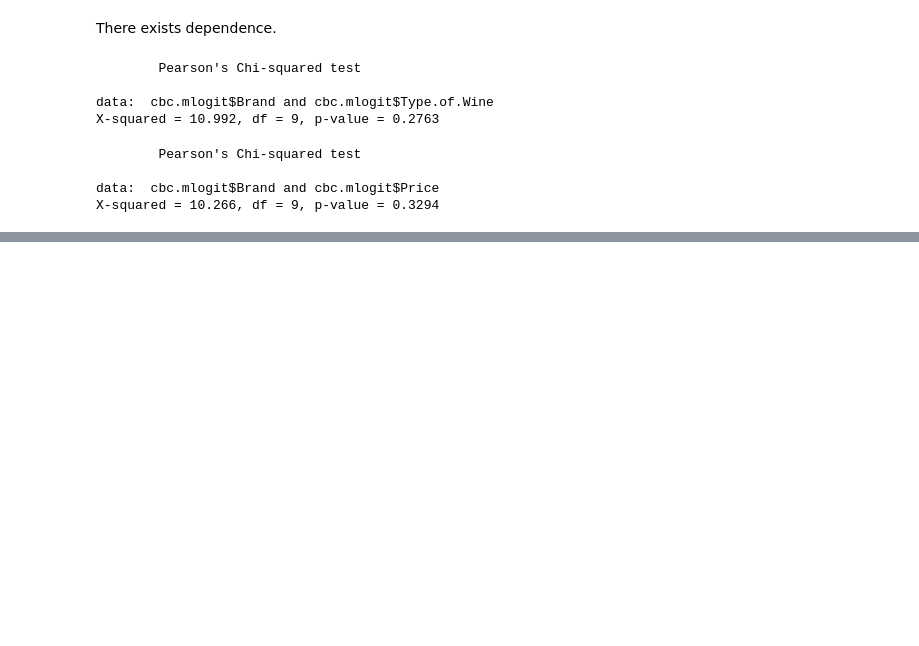
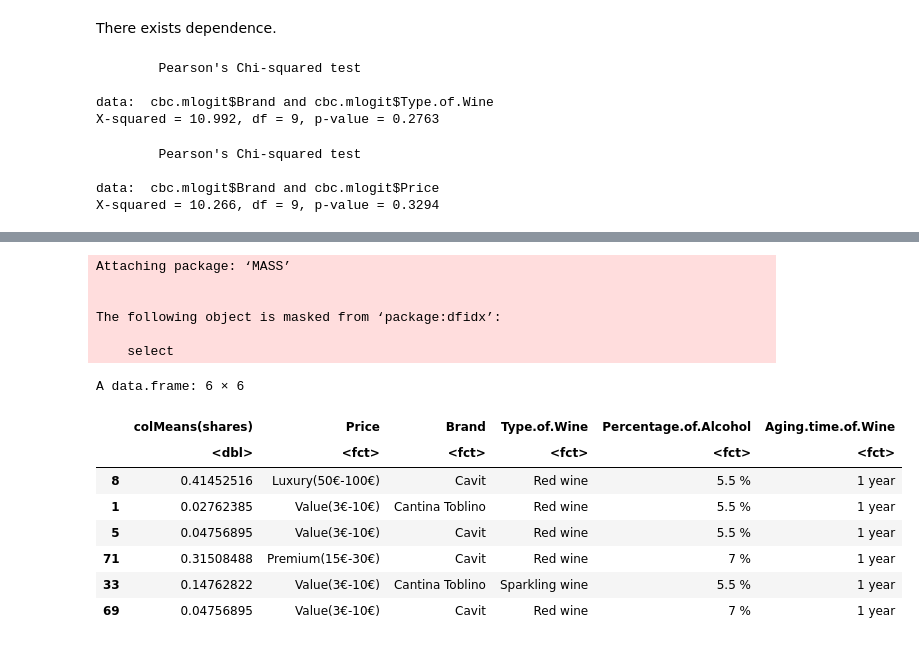
Before and after one commit to KSwaviman/Conjoint-Analysis, a Jupyter notebook: Analytics_on_Vino_Survey.ipynb, the cells around one changed output, grey strips where cells are left out. Cells and saved outputs as stored; diff of their text form; code cells hidden in the pictures; blank space fills up the shorter version.

```diff
--- a/Analytics_on_Vino_Survey.ipynb
+++ b/Analytics_on_Vino_Survey.ipynb
@@ -509,0 +579,40 @@ X-squared = 10.266, df = 9, p-value = 0.3294
+# %%
+
+# Simulating shares
+predict.hier.mnl <- function(model, data, nresp=1000) {
+  # Function to predict shares from a hierarchical multinomial logit model
+  # model: mlogit object returned by mlogit()
+  # data: a data frame containing the set of designs for which you want to
+  #       predict shares.  Same format at the data used to estimate model.
+  # Note that this code assumes all model parameters are random
+  library(MASS)
+  data.model <- model.matrix(update(model$formula, 0 ~ .), data = data)[ , -1]
+  coef.Sigma <- cov.mlogit(model)
+  coef.mu <- model$coef[1:dim(coef.Sigma)[1]]
+  draws <- mvrnorm(n=nresp, coef.mu, coef.Sigma)
+  shares <- matrix(NA, nrow=nresp, ncol=nrow(data))
+  for (i in 1:nresp) {
+    utility <- data.model%*%draws[i, ]
+    share = exp(utility)/sum(exp(utility))
+    shares[i, ] <- share
+  }
+  cbind(colMeans(shares), data)
+}
+# %%
+predict.hier.mnl(m2.hier, data=new.data)
+# %% [output]
+Attaching package: ‘MASS’
+
+
+The following object is masked from ‘package:dfidx’:
+
+    select
+A data.frame: 6 × 6
+|  | colMeans(shares) | Price | Brand | Type.of.Wine | Percentage.of.Alcohol | Aging.time.of.Wine |
+|  | <dbl> | <fct> | <fct> | <fct> | <fct> | <fct> |
+| 8 | 0.41452516 | Luxury(50€-100€) | Cavit | Red wine | 5.5 % | 1 year |
+| 1 | 0.02762385 | Value(3€-10€) | Cantina Toblino | Red wine | 5.5 % | 1 year |
+| 5 | 0.04756895 | Value(3€-10€) | Cavit | Red wine | 5.5 % | 1 year |
+| 71 | 0.31508488 | Premium(15€-30€) | Cavit | Red wine | 7 % | 1 year |
+| 33 | 0.14762822 | Value(3€-10€) | Cantina Toblino | Sparkling wine | 5.5 % | 1 year |
+| 69 | 0.04756895 | Value(3€-10€) | Cavit | Red wine | 7 % | 1 year |
```
Also changed, not shown: parts of 20 cells of this notebook.
